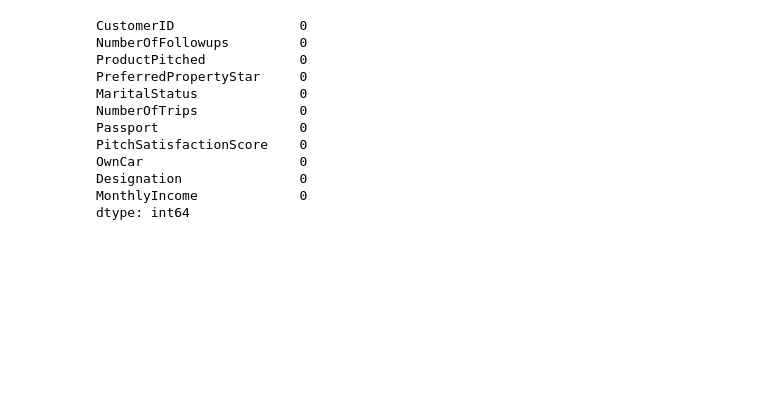
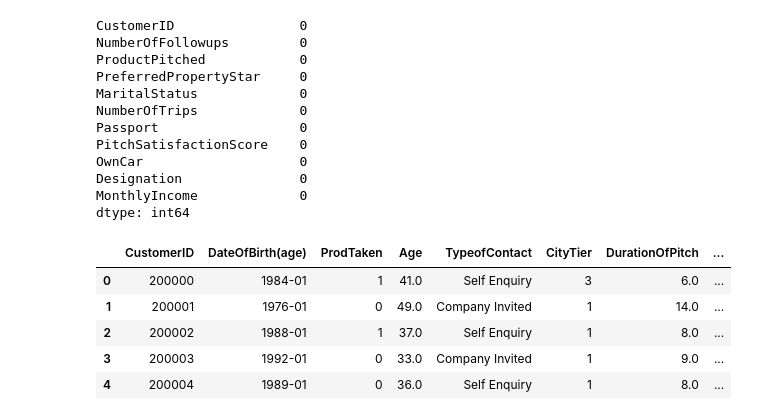
Before and after one commit to harshoo1/practice_with_H, a Jupyter notebook: ipynb_notebooks/joins.ipynb, the cells around one changed output. Saved outputs shown, nothing was run; the diff lists cells and outputs as text; code cells hidden in the pictures; blank space fills up the shorter version.

```diff
--- a/ipynb_notebooks/joins.ipynb
+++ b/ipynb_notebooks/joins.ipynb
@@ -193,3 +193,17 @@ OwnCar                    0
 Designation               0
 MonthlyIncome             0
 dtype: int64
+# %%
+import numpy as np
+import pandas as pd
+data1 = pd.read_csv("/home/theghost001/Pictures/practice_with_H/data/null_value_imputed_data1.csv", encoding='ascii')
+data2 = pd.read_csv("/home/theghost001/Pictures/practice_with_H/data/null_value_imputed_data2.csv", encoding='ascii')
+# %%
+data1.head()
+# %% [output]
+|  | CustomerID | DateOfBirth(age) | ProdTaken | Age | TypeofContact | CityTier | DurationOfPitch | ... |
+| 0 | 200000 | 1984-01 | 1 | 41.0 | Self Enquiry | 3 | 6.0 | ... |
+| 1 | 200001 | 1976-01 | 0 | 49.0 | Company Invited | 1 | 14.0 | ... |
+| 2 | 200002 | 1988-01 | 1 | 37.0 | Self Enquiry | 1 | 8.0 | ... |
+| 3 | 200003 | 1992-01 | 0 | 33.0 | Company Invited | 1 | 9.0 | ... |
+| 4 | 200004 | 1989-01 | 0 | 36.0 | Self Enquiry | 1 | 8.0 | ... |
```
Also changed, not shown: parts of 1 cell of this notebook, 4 other files.
